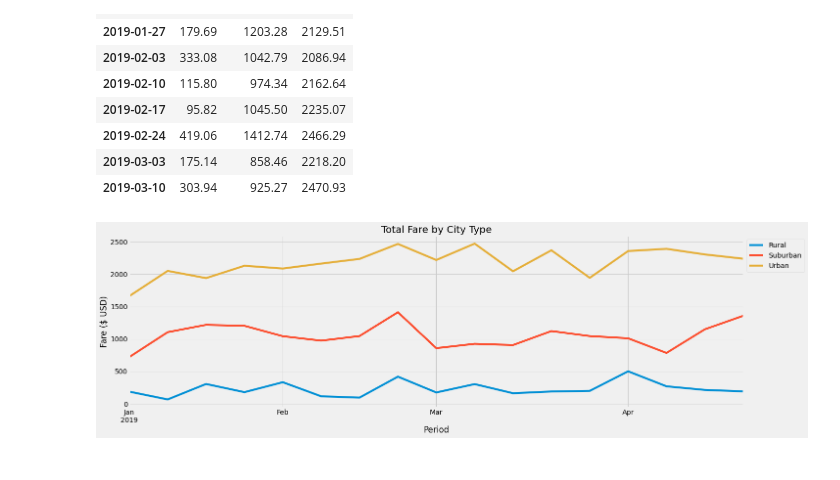
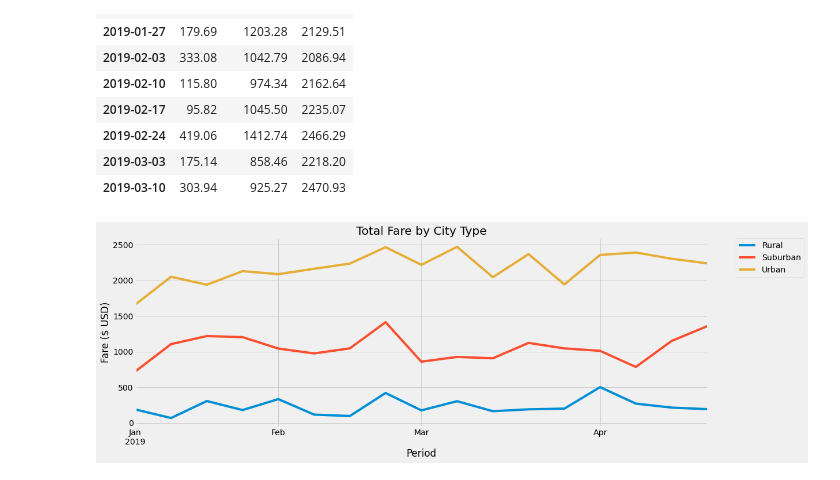
Before and after one commit to sbretag/Pyber_Analysis, a Jupyter notebook: PyBer_Challenge.ipynb, the cells around one changed output. Saved outputs shown, nothing was run; the diff lists cells and outputs as text; code cells hidden in the pictures.

```diff
--- a/PyBer_Challenge.ipynb
+++ b/PyBer_Challenge.ipynb
@@ -215,22 +215,23 @@ fares_weekly_df.head(10)
 # %%
 # 8. Using the object-oriented interface method, plot the resample DataFrame using the df.plot() function.
 
 # Import the style from Matplotlib.
 from matplotlib import style
 # Use the graph style fivethirtyeight.
 style.use('fivethirtyeight')
 
-fares_weekly = fares_weekly_df.plot(figsize = (20,6))
+fares_weekly = fares_weekly_df.plot(figsize = (15,6))
 # Add a title
 fares_weekly.set_title("Total Fare by City Type")
 #  Add a x- and y-axis label.
 fares_weekly.set_xlabel("Period")
 fares_weekly.set_ylabel("Fare ($ USD)")
 
-plt.legend(bbox_to_anchor=(1, 1))
+plt.tight_layout()
 
 
-plt.savefig("./Analysis/Pyber_fare_summary.png")
-plt.show()
+plt.legend(bbox_to_anchor=(1.05, 1), loc='upper left', borderaxespad=0.)
+
+plt.savefig("./Analysis/Pyber_fare_summary.png", bbox_inches="tight" )
 # %% [output]
-[figure, old version]
+[figure, new version]
```
